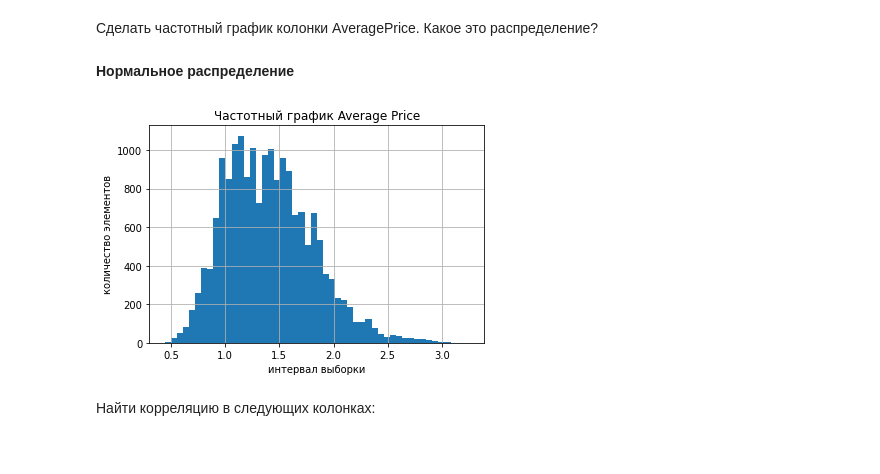
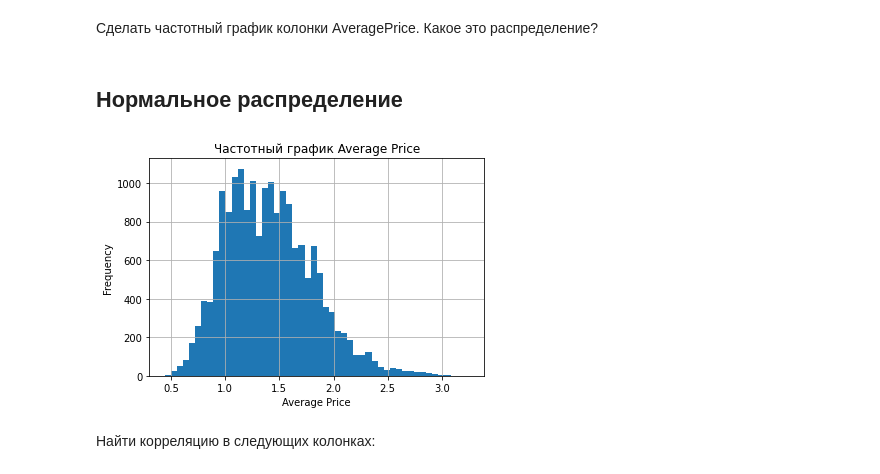
Before and after one commit to victoriabelavina/Netology, a Jupyter notebook: Netology-statistics-master/statistics_basic_HW.ipynb, the cells around one changed output. Drawn from its saved outputs; the diff is of its cells as text; code cells hidden in the pictures.

```diff
--- a/Netology-statistics-master/statistics_basic_HW.ipynb
+++ b/Netology-statistics-master/statistics_basic_HW.ipynb
@@ -316,18 +318,18 @@ df[:3]
 # %% [markdown]
 Сделать частотный график колонки AveragePrice. Какое это распределение?
 # %% [markdown]
-**Нормальное распределение**
+## Нормальное распределение
 # %%
 average_price = df1['AveragePrice']
 # %%
 plt.hist(average_price,50)
-plt.xlabel('интервал выборки')
-plt.ylabel('количество элементов')
+plt.xlabel('Average Price')
+plt.ylabel('Frequency')
 plt.title('Частотный график Average Price')
 plt.grid(True)
 plt.show()
 # %% [output]
-[figure, old version]
+[figure, new version]
 # %% [markdown]
 Найти корреляцию в следующих колонках:
 # %% [markdown]
```
Also changed, not shown: parts of 21 cells of this notebook, 7 other files.
